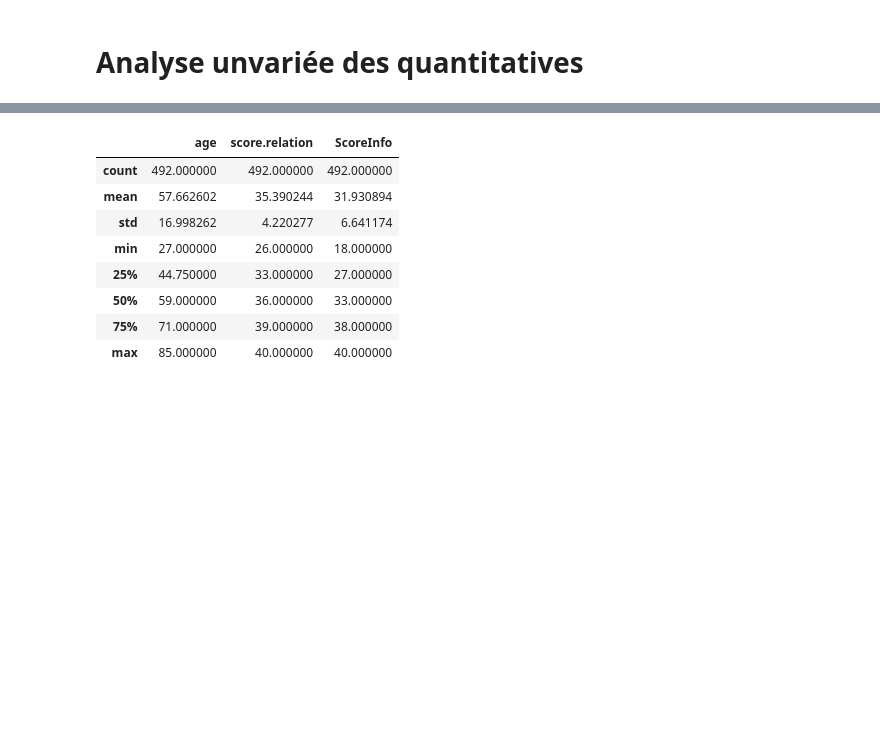
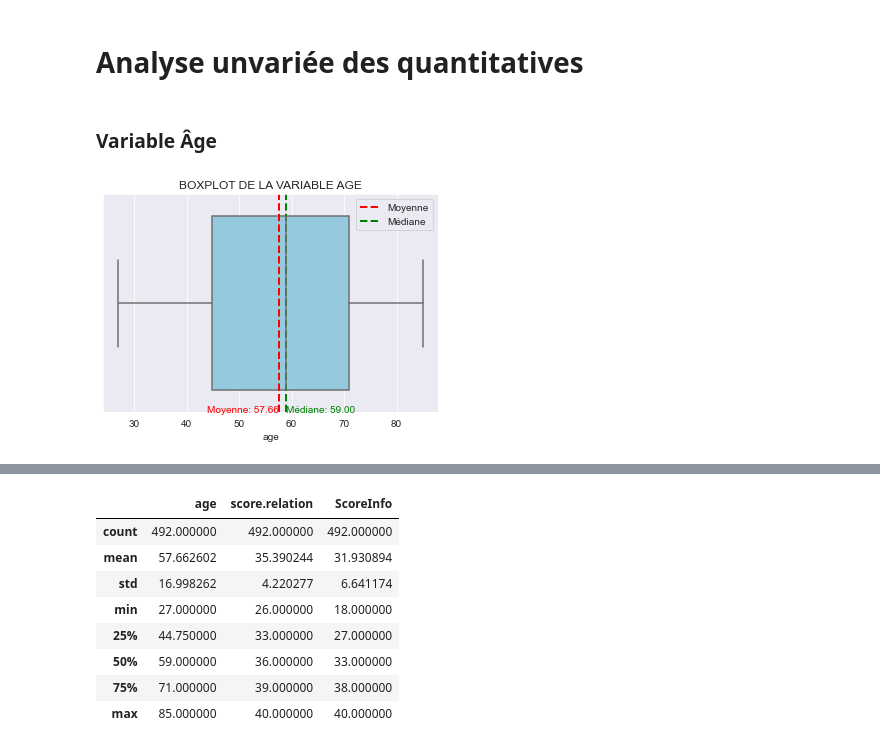
Before and after one commit to Morys1/Mini-Projets-INSSEDS, a Jupyter notebook: MiniProjet3/MiniP3Reprise.ipynb, the cells around one changed output, grey strips where cells are left out. Cells and saved outputs as stored; diff of their text form; code cells hidden in the pictures; blank space fills up the shorter version.

```diff
--- a/MiniProjet3/MiniP3Reprise.ipynb
+++ b/MiniProjet3/MiniP3Reprise.ipynb
@@ -304,3 +305,35 @@ df_propre['AmelioMorale'] = df_propre['amelioration.moral'].replace({0.0: 'aggrr
 df_propre['profession'] = df_propre['profession'].replace({1.0: 'agriculteur', 2.0: 'artisan', 3.0: 'cadre', 4.0 : 'prof_intermédiaire', 5.0: 'employé', 6.0: 'ouvrier', 7.0: 'sans emploi', 8.0: 'autre'})
 # %% [markdown]
 # Analyse unvariée des quantitatives
+# %% [markdown]
+### Variable Âge
+# %%
+# Créer un boxplot avec seaborn
+sns.boxplot(data=df_propre, x='age', color='skyblue')
+
+# Ajouter la moyenne en tant que ligne rouge
+mean_value = np.mean(df_propre['age'])
+plt.axvline(mean_value, color='red', linestyle='dashed', linewidth=2, label='Moyenne')
+
+# Afficher les valeurs caractéristiques
+plt.text(mean_value, 0.5, f'Moyenne: {mean_value:.2f}', color='red', verticalalignment='baseline', horizontalalignment='right')
+
+# Ajouter la médiane
+median_value = np.median(df_propre['age'])
+plt.axvline(median_value, color='green', linestyle='dashed', linewidth=2, label='Médiane')
+
+# Afficher les valeurs caractéristiques
+plt.text(median_value, 0.5, f'Médiane: {median_value:.2f}', color='green', verticalalignment='baseline', horizontalalignment='left')
+
+# # Ajouter d'autres caractéristiques si nécessaire (médiane, etc.)
+# min_value = np.min(df_propre['age'])
+# plt.axvline(min_value, color='blue', linestyle='dashed', linewidth=2, label='Minimum')
+
+# Personnaliser le graphique
+plt.title('BOXPLOT DE LA VARIABLE AGE')
+plt.legend()
+
+# Afficher le graphique
+plt.show()
+# %% [output]
+[figure, added]
```
Also changed, not shown: parts of 11 cells of this notebook, 4 other files.
